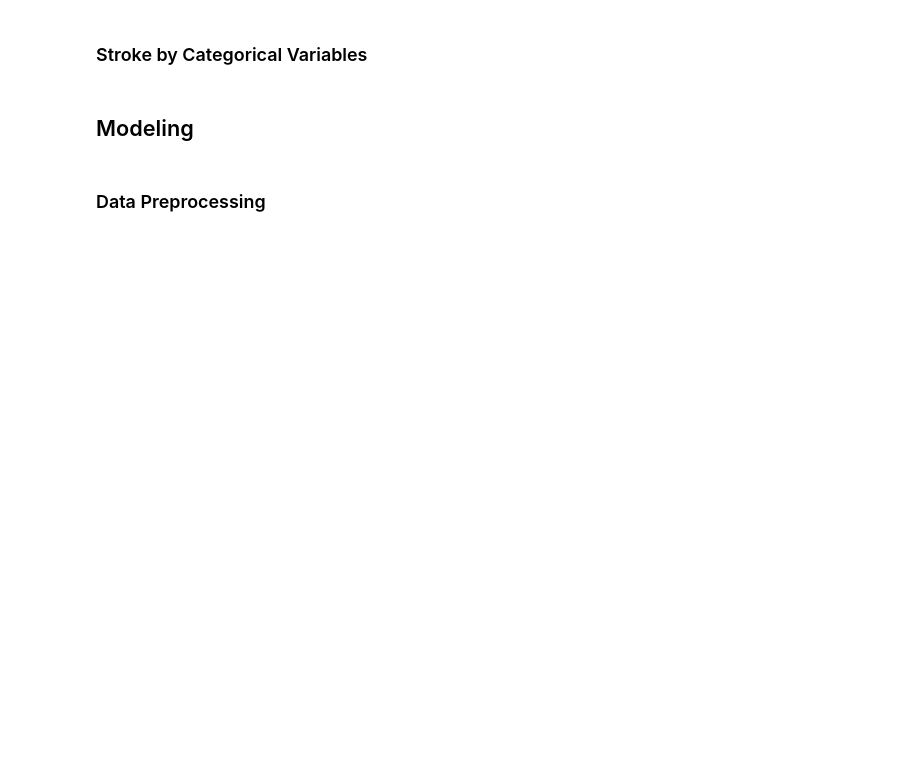
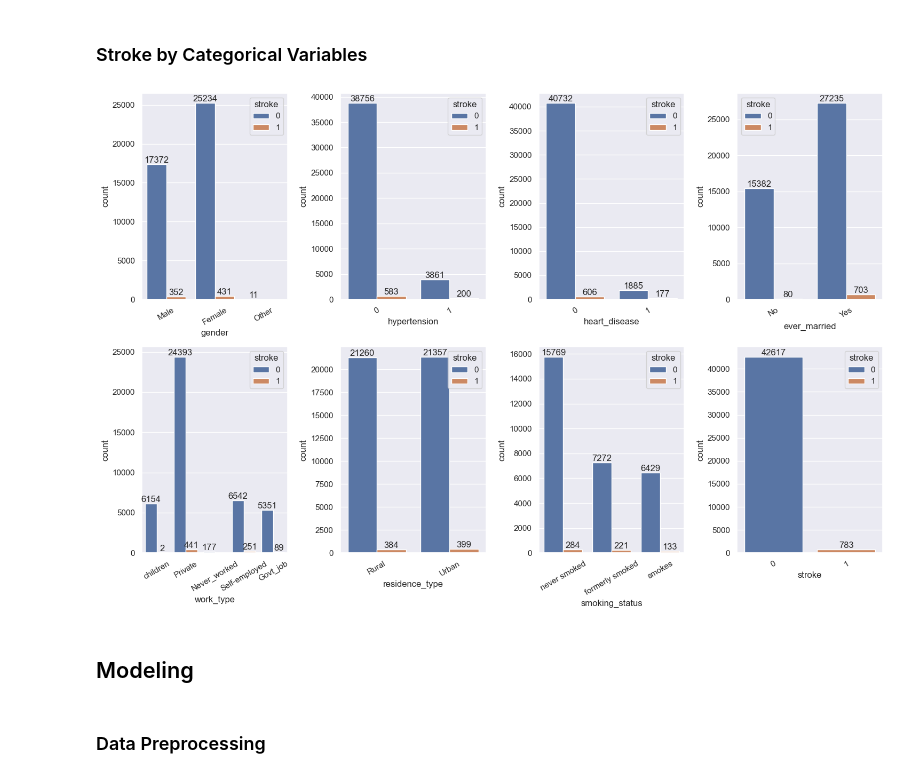
Before and after one commit to jakeryu37/Stroke-Prediction-ML-Model, a Jupyter notebook: Stroke_Prediction_Model.ipynb, the cells around one changed output. Cells and saved outputs as stored; diff of their text form; code cells hidden in the pictures; blank space fills up the shorter version.

```diff
--- a/Stroke_Prediction_Model.ipynb
+++ b/Stroke_Prediction_Model.ipynb
@@ -75,15 +144,16 @@ plt.tight_layout()
 # %%
 fig, axs = plt.subplots(len(categorical_cols)//4, 4, figsize=(15, 10))
 
 for i, col in enumerate(categorical_cols):
         ax = sns.countplot(df, x=col, hue='stroke', ax=axs[i // 4, i % 4])
-        ax.set_title(col)
         ax.tick_params(axis='x', rotation=30)
 
         for container in ax.containers:
             ax.bar_label(container)
 
 plt.tight_layout()
+# %% [output]
+[figure, added]
 # %% [markdown]
 ## Modeling
 # %% [markdown]
```
Also changed, not shown: parts of 27 cells of this notebook.
